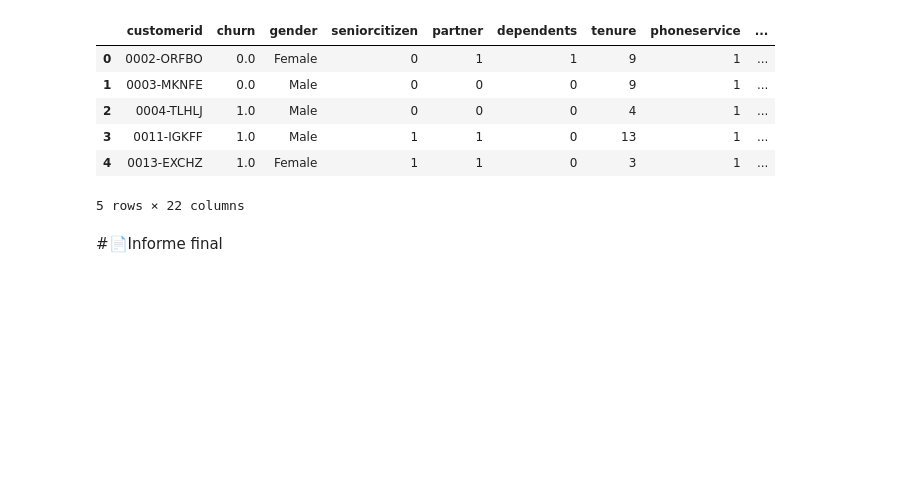
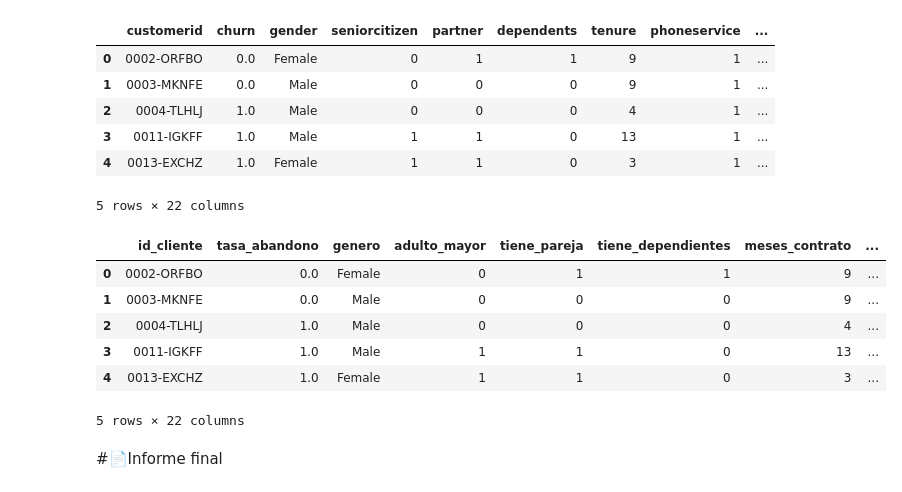
Before and after one commit to REVOLUTTION/TelecomX, a Jupyter notebook: TelecomX_LATAM.ipynb, the cells around one changed output. Cells and saved outputs as stored; diff of their text form; code cells hidden in the pictures; blank space fills up the shorter version.

```diff
--- a/TelecomX_LATAM.ipynb
+++ b/TelecomX_LATAM.ipynb
@@ -312,5 +312,40 @@ datos.head()
 | 3 | 0011-IGKFF | 1.0 | Male | 1 | 1 | 0 | 13 | 1 | ... |
 | 4 | 0013-EXCHZ | 1.0 | Female | 1 | 1 | 0 | 3 | 1 | ... |
 5 rows × 22 columns
+# %%
+datos.rename(columns={
+    'customerid': 'id_cliente',
+    'gender': 'genero',
+    'seniorcitizen': 'adulto_mayor',
+    'partner': 'tiene_pareja',
+    'dependents': 'tiene_dependientes',
+    'tenure': 'meses_contrato',
+    'phoneservice': 'servicio_telefono',
+    'multiplelines': 'lineas_adicionales',
+    'internetservice': 'servicio_internet',
+    'onlinesecurity': 'seguridad_online',
+    'onlinebackup': 'respaldo_online',
+    'deviceprotection': 'proteccion_dispositivos',
+    'techsupport': 'soporte_tecnico',
+    'streamingtv': 'streaming_tv',
+    'streamingmovies': 'streaming_peliculas',
+    'contract': 'tipo_contrato',
+    'paperlessbilling': 'facturacion_sin_papel',
+    'paymentmethod': 'metodo_pago',
+    'monthly': 'facturacion_mensual',
+    'total': 'facturacion_total',
+    'cuentas_diarias': 'facturacion_diaria',
+    'churn': 'tasa_abandono'
+}, inplace=True)
+# %%
+datos.head()
+# %% [output]
+|  | id_cliente | tasa_abandono | genero | adulto_mayor | tiene_pareja | tiene_dependientes | meses_contrato | ... |
+| 0 | 0002-ORFBO | 0.0 | Female | 0 | 1 | 1 | 9 | ... |
+| 1 | 0003-MKNFE | 0.0 | Male | 0 | 0 | 0 | 9 | ... |
+| 2 | 0004-TLHLJ | 1.0 | Male | 0 | 0 | 0 | 4 | ... |
+| 3 | 0011-IGKFF | 1.0 | Male | 1 | 1 | 0 | 13 | ... |
+| 4 | 0013-EXCHZ | 1.0 | Female | 1 | 1 | 0 | 3 | ... |
+5 rows × 22 columns
 # %% [markdown]
 #📄Informe final
```
